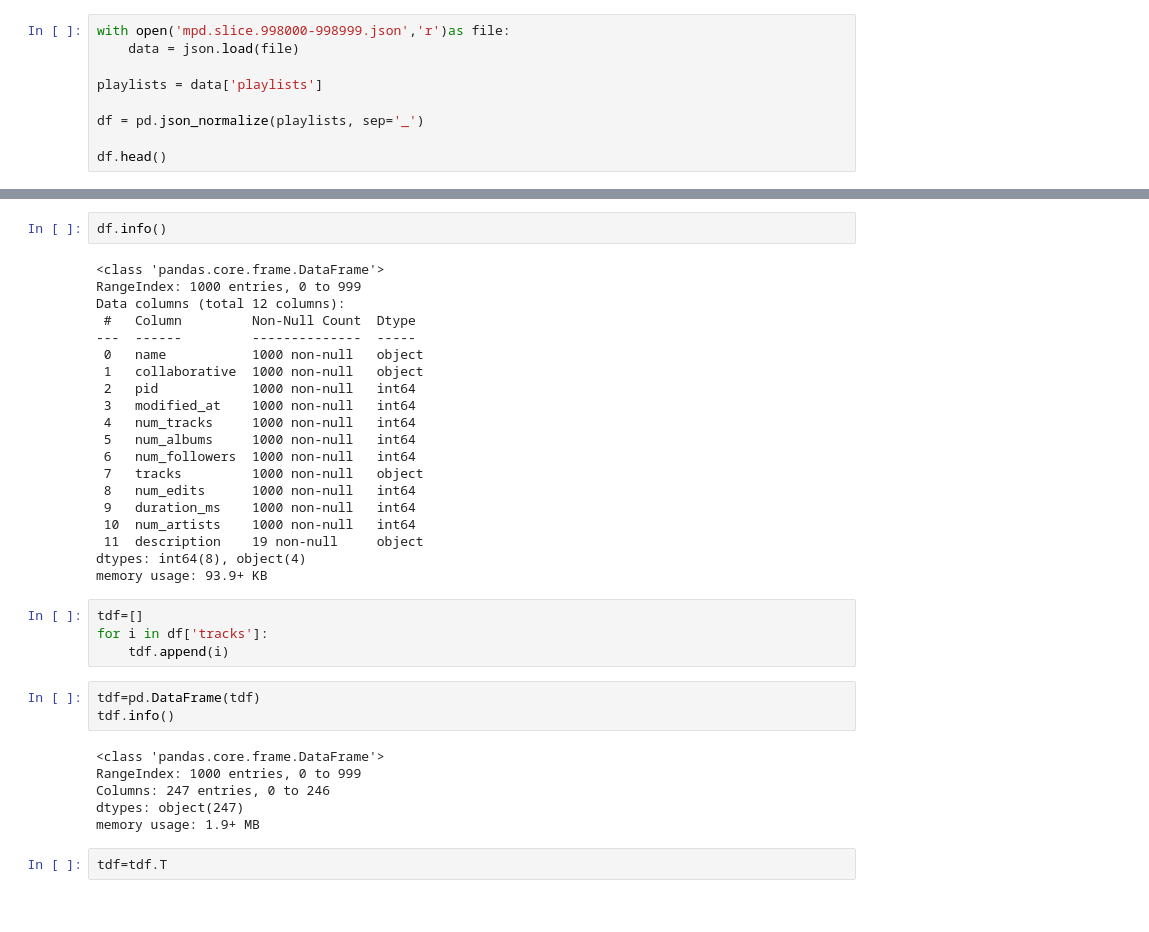
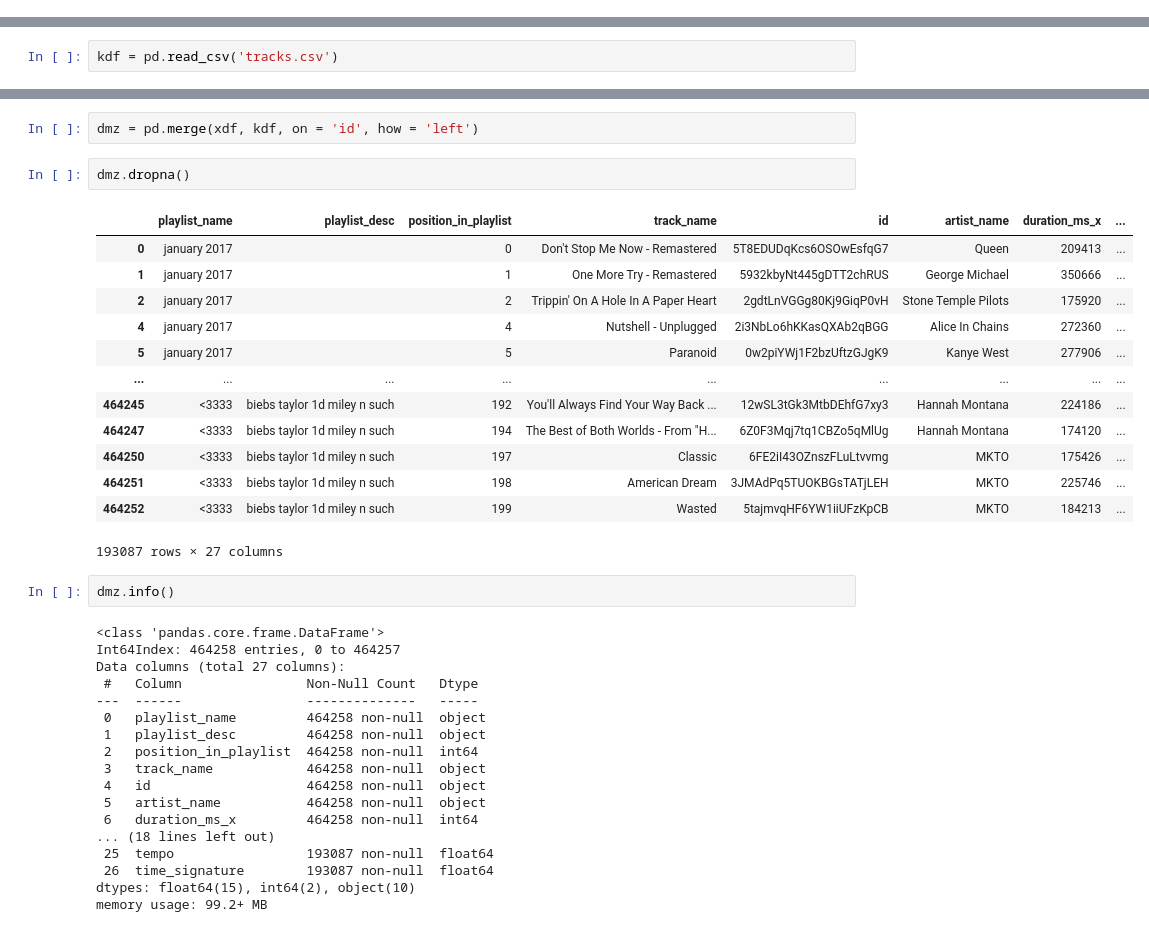
Before and after one commit to CrunchySweet/ML, a Jupyter notebook: Projects/Group Project/YATTA.ipynb, the cells around one changed output, grey strips where cells are left out. Cells and saved outputs as stored; diff of their text form.

```diff
--- a/Projects/Group Project/YATTA.ipynb
+++ b/Projects/Group Project/YATTA.ipynb
@@ -4,9 +0,0 @@ import json
-# %%
-with open('mpd.slice.998000-998999.json','r')as file:
-    data = json.load(file)
-
-playlists = data['playlists']
-
-df = pd.json_normalize(playlists, sep='_')
-
-df.head()
@@ -19,0 +11,2 @@ df.head()
+# %%
+kdf = pd.read_csv('tracks.csv')
@@ -20,37 +115,38 @@ df.head()
+# %%
+dmz = pd.merge(xdf, kdf, on = 'id', how = 'left')
+# %%
+dmz.dropna()
+# %% [output]
+|  | playlist_name | playlist_desc | position_in_playlist | track_name | id | artist_name | duration_ms_x | ... |
+| 0 | january 2017 |  | 0 | Don't Stop Me Now - Remastered | 5T8EDUDqKcs6OSOwEsfqG7 | Queen | 209413 | ... |
+| 1 | january 2017 |  | 1 | One More Try - Remastered | 5932kbyNt445gDTT2chRUS | George Michael | 350666 | ... |
+| 2 | january 2017 |  | 2 | Trippin' On A Hole In A Paper Heart | 2gdtLnVGGg80Kj9GiqP0vH | Stone Temple Pilots | 175920 | ... |
+| 4 | january 2017 |  | 4 | Nutshell - Unplugged | 2i3NbLo6hKKasQXAb2qBGG | Alice In Chains | 272360 | ... |
+| 5 | january 2017 |  | 5 | Paranoid | 0w2piYWj1F2bzUftzGJgK9 | Kanye West | 277906 | ... |
+| ... | ... | ... | ... | ... | ... | ... | ... | ... |
+| 464245 | <3333 | biebs taylor 1d miley n such | 192 | You'll Always Find Your Way Back ... | 12wSL3tGk3MtbDEhfG7xy3 | Hannah Montana | 224186 | ... |
+| 464247 | <3333 | biebs taylor 1d miley n such | 194 | The Best of Both Worlds - From "H... | 6Z0F3Mqj7tq1CBZo5qMlUg | Hannah Montana | 174120 | ... |
+| 464250 | <3333 | biebs taylor 1d miley n such | 197 | Classic | 6FE2iI43OZnszFLuLtvvmg | MKTO | 175426 | ... |
+| 464251 | <3333 | biebs taylor 1d miley n such | 198 | American Dream | 3JMAdPq5TUOKBGsTATjLEH | MKTO | 225746 | ... |
+| 464252 | <3333 | biebs taylor 1d miley n such | 199 | Wasted | 5tajmvqHF6YW1iiUFzKpCB | MKTO | 184213 | ... |
+193087 rows × 27 columns
 # %%
-df.info()
+dmz.info()
 # %% [output]
 <class 'pandas.core.frame.DataFrame'>
-RangeIndex: 1000 entries, 0 to 999
-Data columns (total 12 columns):
- #   Column         Non-Null Count  Dtype
----  ------         --------------  -----
- 0   name           1000 non-null   object
- 1   collaborative  1000 non-null   object
- 2   pid            1000 non-null   int64
- 3   modified_at    1000 non-null   int64
- 4   num_tracks     1000 non-null   int64
- 5   num_albums     1000 non-null   int64
- 6   num_followers  1000 non-null   int64
- 7   tracks         1000 non-null   object
- 8   num_edits      1000 non-null   int64
- 9   duration_ms    1000 non-null   int64
- 10  num_artists    1000 non-null   int64
- 11  description    19 non-null     object
-dtypes: int64(8), object(4)
-memory usage: 93.9+ KB
+Int64Index: 464258 entries, 0 to 464257
+Data columns (total 27 columns):
+ #   Column                Non-Null Count   Dtype
+---  ------                --------------   -----
+ 0   playlist_name         464258 non-null  object
+ 1   playlist_desc         464258 non-null  object
+ 2   position_in_playlist  464258 non-null  int64
+ 3   track_name            464258 non-null  object
+ 4   id                    464258 non-null  object
+ 5   artist_name           464258 non-null  object
+ 6   duration_ms_x         464258 non-null  int64
+... (18 lines left out)
+ 25  tempo                 193087 non-null  float64
+ 26  time_signature        193087 non-null  float64
+dtypes: float64(15), int64(2), object(10)
+memory usage: 99.2+ MB
-# %%
-tdf=[]
-for i in df['tracks']:
-    tdf.append(i)
-# %%
-tdf=pd.DataFrame(tdf)
-tdf.info()
-# %% [output]
-<class 'pandas.core.frame.DataFrame'>
-RangeIndex: 1000 entries, 0 to 999
-Columns: 247 entries, 0 to 246
-dtypes: object(247)
-memory usage: 1.9+ MB
-# %%
-tdf=tdf.T
```
Also changed, not shown: parts of 20 cells of this notebook.
